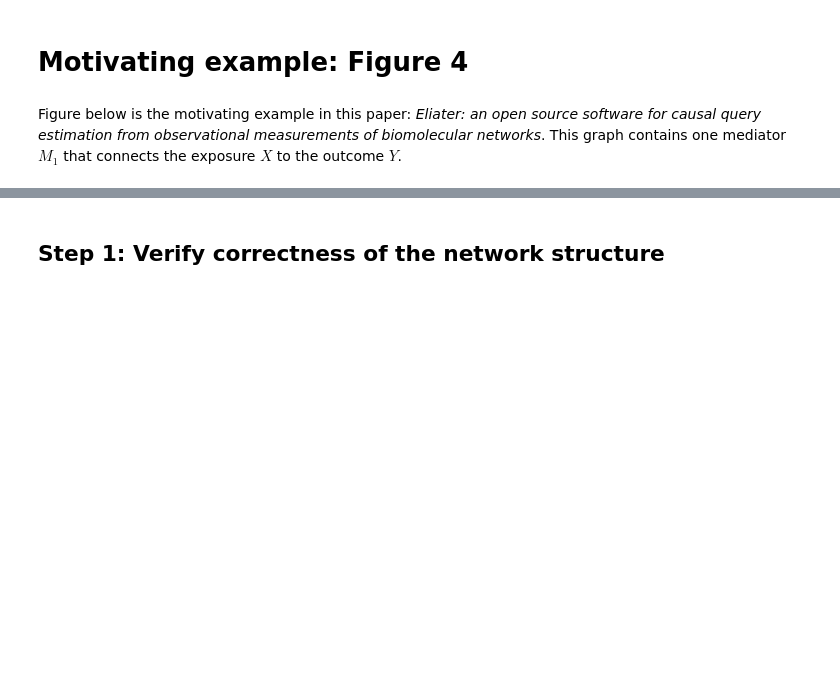
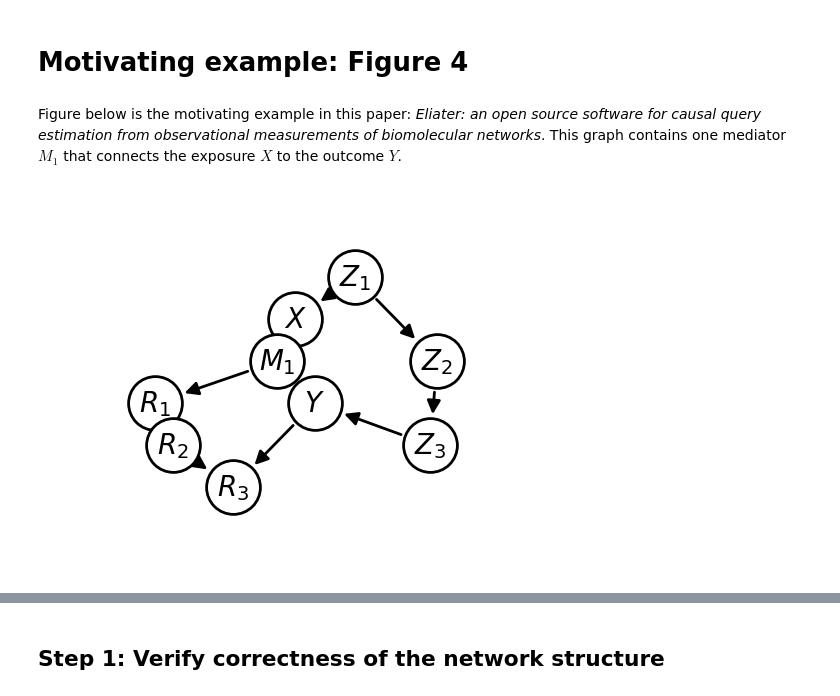
Before and after one commit to y0-causal-inference/eliater, a Jupyter notebook: notebooks/motivating_example.ipynb, the cells around one changed output, grey strips where cells are left out. Saved outputs shown, nothing was run; the diff lists cells and outputs as text; code cells hidden in the pictures; blank space fills up the shorter version.

Commit message:
Update motivating example notebook

```diff
--- a/notebooks/motivating_example.ipynb
+++ b/notebooks/motivating_example.ipynb
@@ -22,3 +22,6 @@ from y0.dsl import P, Variable, X, Y
 # %%
-graph = single_mediator_with_multiple_confounders_nuisances_discrete_example.graph
+graph = example.graph
+graph.draw()
+# %% [output]
+[figure, added]
 # %%
```
Also changed, not shown: parts of 14 cells of this notebook, 1 other file.
